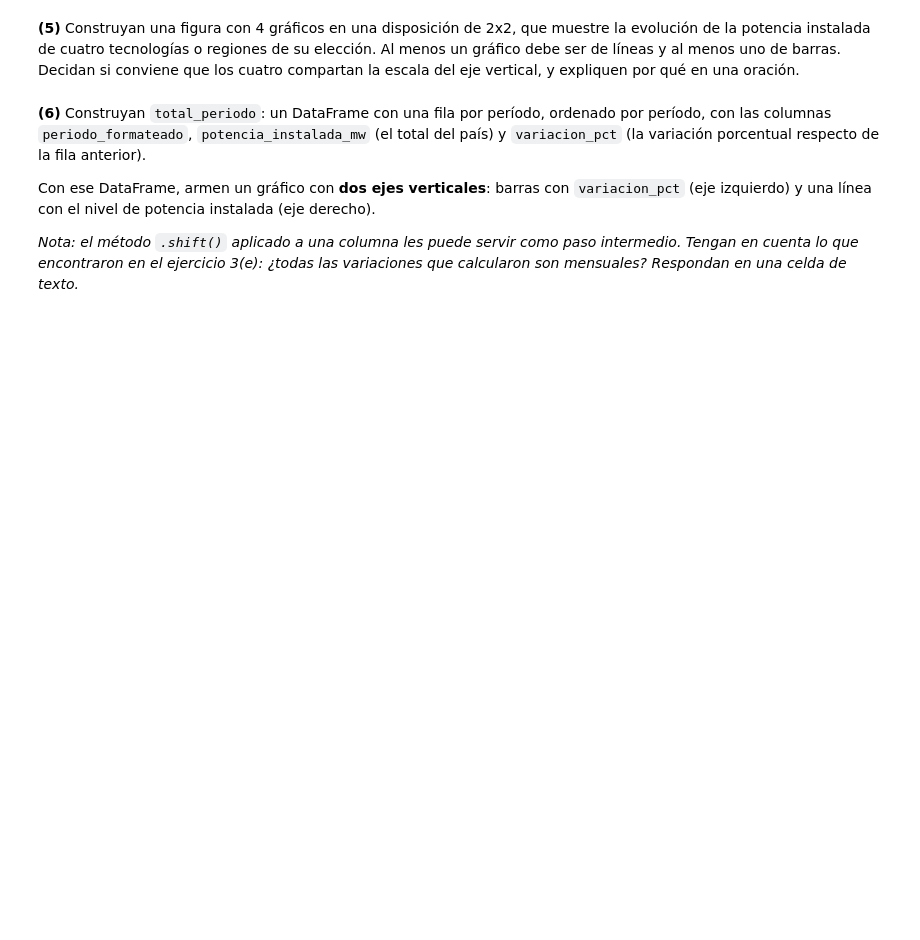
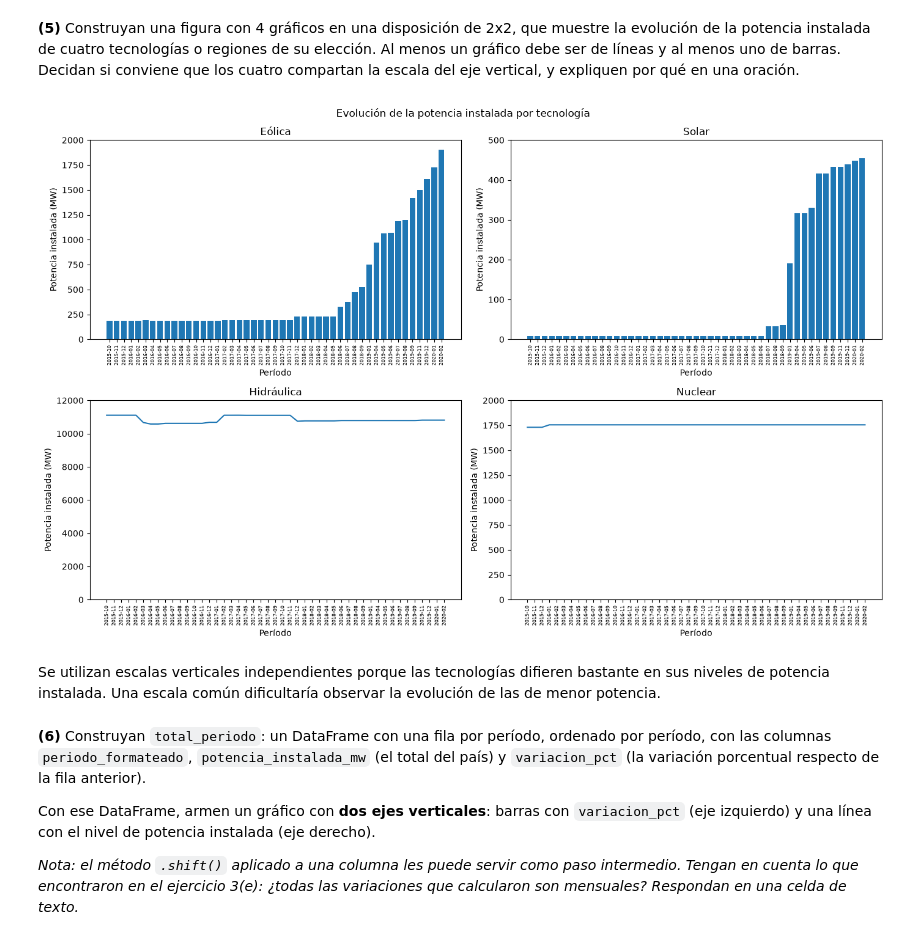
Before and after one commit to juancruz-em/PythEcon_TP5_JCEM, a Jupyter notebook: PythEcon_tp3.ipynb, the cells around one changed output. Drawn from its saved outputs; the diff is of its cells as text; code cells hidden in the pictures; blank space fills up the shorter version.

```diff
--- a/PythEcon_tp3.ipynb
+++ b/PythEcon_tp3.ipynb
@@ -245,7 +619,64 @@ print("✔ Ejercicio 4")
 # %% [markdown]
 **(5)** Construyan una figura con 4 gráficos en una disposición de 2x2, que muestre la evolución de la potencia instalada de cuatro tecnologías o regiones de su elección. Al menos un gráfico debe ser de líneas y al menos uno de barras. Decidan si conviene que los cuatro compartan la escala del eje vertical, y expliquen por qué en una oración.
 # %%
-# Su código acá
+# Seleccionamos las cuatro tecnologías
+eolica = por_tecnologia[por_tecnologia["tecnologia"] == "Eólica"]
+solar = por_tecnologia[por_tecnologia["tecnologia"] == "Solar"]
+hidraulica = por_tecnologia[por_tecnologia["tecnologia"] == "Hidráulica"]
+nuclear = por_tecnologia[por_tecnologia["tecnologia"] == "Nuclear"]
+
+# Creamos cuatro gráficos con escalas verticales independientes
+fig, ax = plt.subplots(2, 2, figsize=(14, 9), sharey=False)
+
+# Arriba a la izquierda: Eólica, barras
+ax[0, 0].bar(
+    eolica["periodo_formateado"],
+    eolica["potencia_instalada_mw"]
+)
+ax[0, 0].set_title("Eólica")
+
+# Arriba a la derecha: Solar, barras
+ax[0, 1].bar(
+    solar["periodo_formateado"],
+    solar["potencia_instalada_mw"]
+)
+ax[0, 1].set_title("Solar")
+
+# Abajo a la izquierda: Hidráulica, líneas
+ax[1, 0].plot(
+    hidraulica["periodo_formateado"],
+    hidraulica["potencia_instalada_mw"]
+)
+ax[1, 0].set_title("Hidráulica")
+
+# Abajo a la derecha: Nuclear, líneas
+ax[1, 1].plot(
+    nuclear["periodo_formateado"],
+    nuclear["potencia_instalada_mw"]
+)
+ax[1, 1].set_title("Nuclear")
+
+# Aplicamos el mismo formato a los cuatro gráficos
+for fila in ax:
+    for grafico in fila:
+        grafico.set_xlabel("Período")
+        grafico.set_ylabel("Potencia instalada (MW)")
+        grafico.tick_params(axis="x", rotation=90, labelsize=6)
+        grafico.set_ylim(bottom=0)
+
+# Ajustamos los ejes verticales
+ax[0, 0].set_ylim(0, 2000)    # Eólica
+ax[0, 1].set_ylim(0, 500)     # Solar
+ax[1, 0].set_ylim(0, 12000)   # Hidráulica
+ax[1, 1].set_ylim(0, 2000)    # Nuclear
+
+fig.suptitle("Evolución de la potencia instalada por tecnología")
+plt.tight_layout()
+plt.show()
+# %% [output]
+[figure, added]
+# %% [markdown]
+Se utilizan escalas verticales independientes porque las tecnologías difieren bastante en sus niveles de potencia instalada. Una escala común dificultaría observar la evolución de las de menor potencia.
 # %% [markdown]
 **(6)** Construyan `total_periodo`: un DataFrame con una fila por período, ordenado por período, con las columnas `periodo_formateado`, `potencia_instalada_mw` (el total del país) y `variacion_pct` (la variación porcentual respecto de la fila anterior).
 
```
Also changed, not shown: parts of 17 cells of this notebook.
